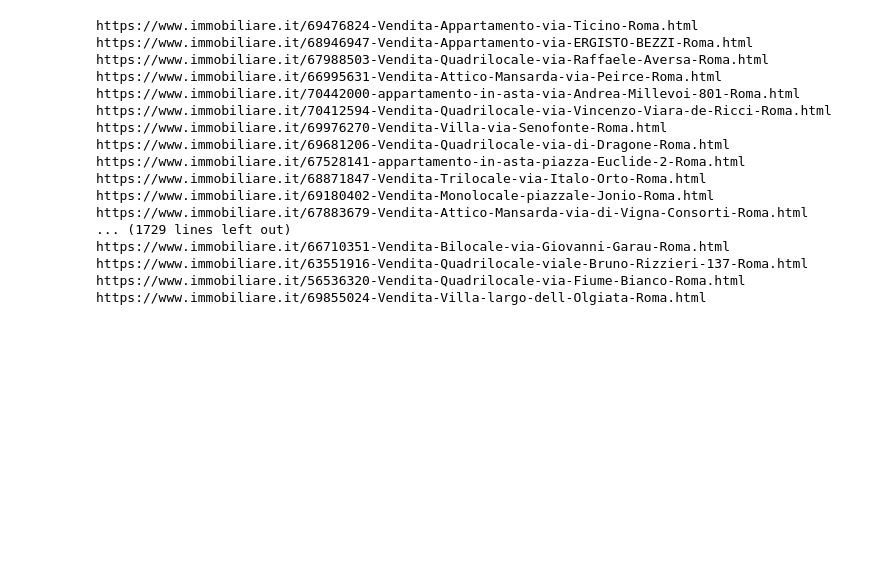
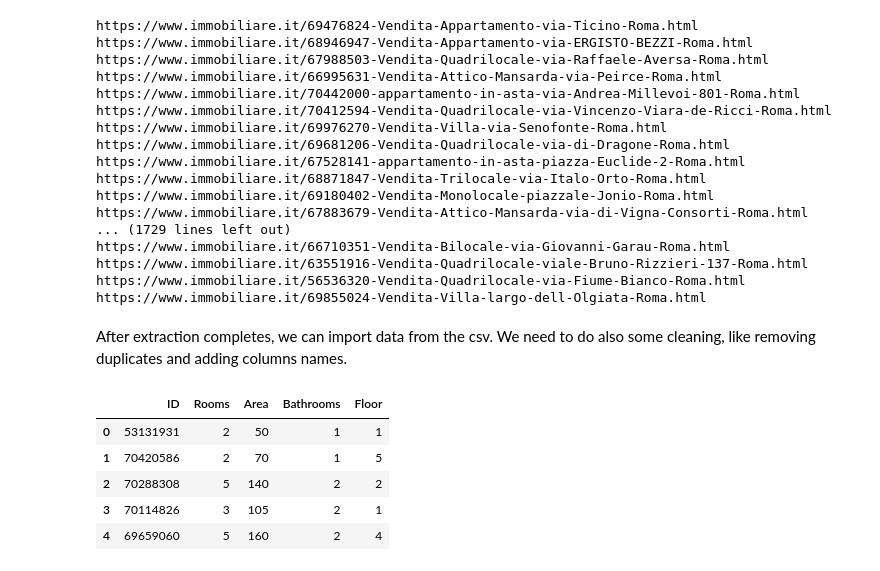
Before and after one commit to hifsatahreem7/ADM-HW4-Group-11, a Jupyter notebook: Homework_4.ipynb, the cells around one changed output. Saved outputs shown, nothing was run; the diff lists cells and outputs as text; code cells hidden in the pictures; blank space fills up the shorter version.

Commit message:
imported csv

```diff
--- a/Homework_4.ipynb
+++ b/Homework_4.ipynb
@@ -175,3 +175,19 @@ https://www.immobiliare.it/66710351-Vendita-Bilocale-via-Giovanni-Garau-Roma.htm
 https://www.immobiliare.it/63551916-Vendita-Quadrilocale-viale-Bruno-Rizzieri-137-Roma.html
 https://www.immobiliare.it/56536320-Vendita-Quadrilocale-via-Fiume-Bianco-Roma.html
 https://www.immobiliare.it/69855024-Vendita-Villa-largo-dell-Olgiata-Roma.html
+# %% [markdown]
+After extraction completes, we can import data from the csv.
+We need to do also some cleaning, like removing duplicates and adding columns names.
+# %%
+data_df = pd.read_csv('data/data.csv', header=None)
+data_df = data_df.drop([0], axis=1)
+data_df.columns = ['ID','Rooms','Area','Bathrooms','Floor']
+data_df = data_df.drop_duplicates()
+data_df.head()
+# %% [output]
+|  | ID | Rooms | Area | Bathrooms | Floor |
+| 0 | 53131931 | 2 | 50 | 1 | 1 |
+| 1 | 70420586 | 2 | 70 | 1 | 5 |
+| 2 | 70288308 | 5 | 140 | 2 | 2 |
+| 3 | 70114826 | 3 | 105 | 2 | 1 |
+| 4 | 69659060 | 5 | 160 | 2 | 4 |
```
Also changed, not shown: parts of 1 cell of this notebook.
